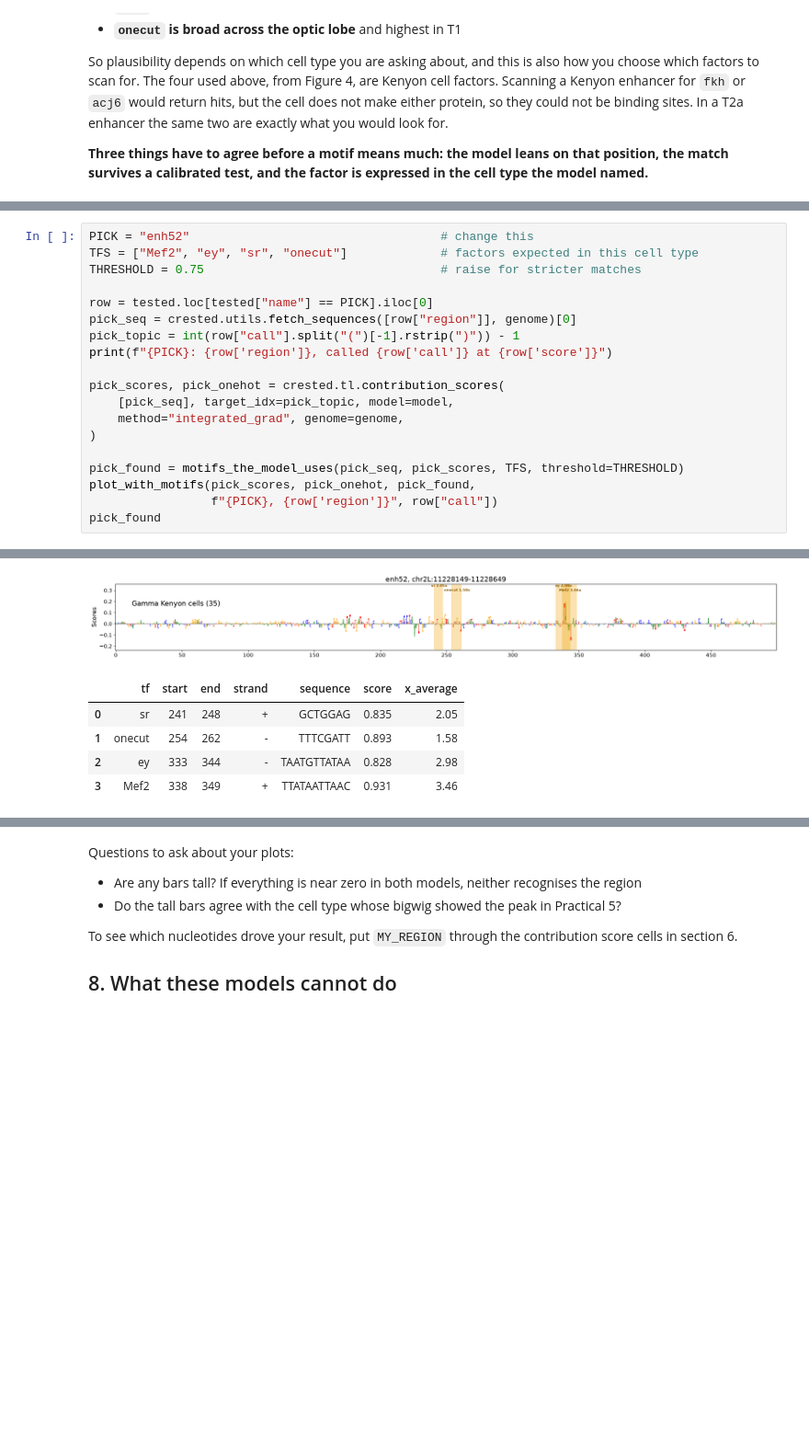
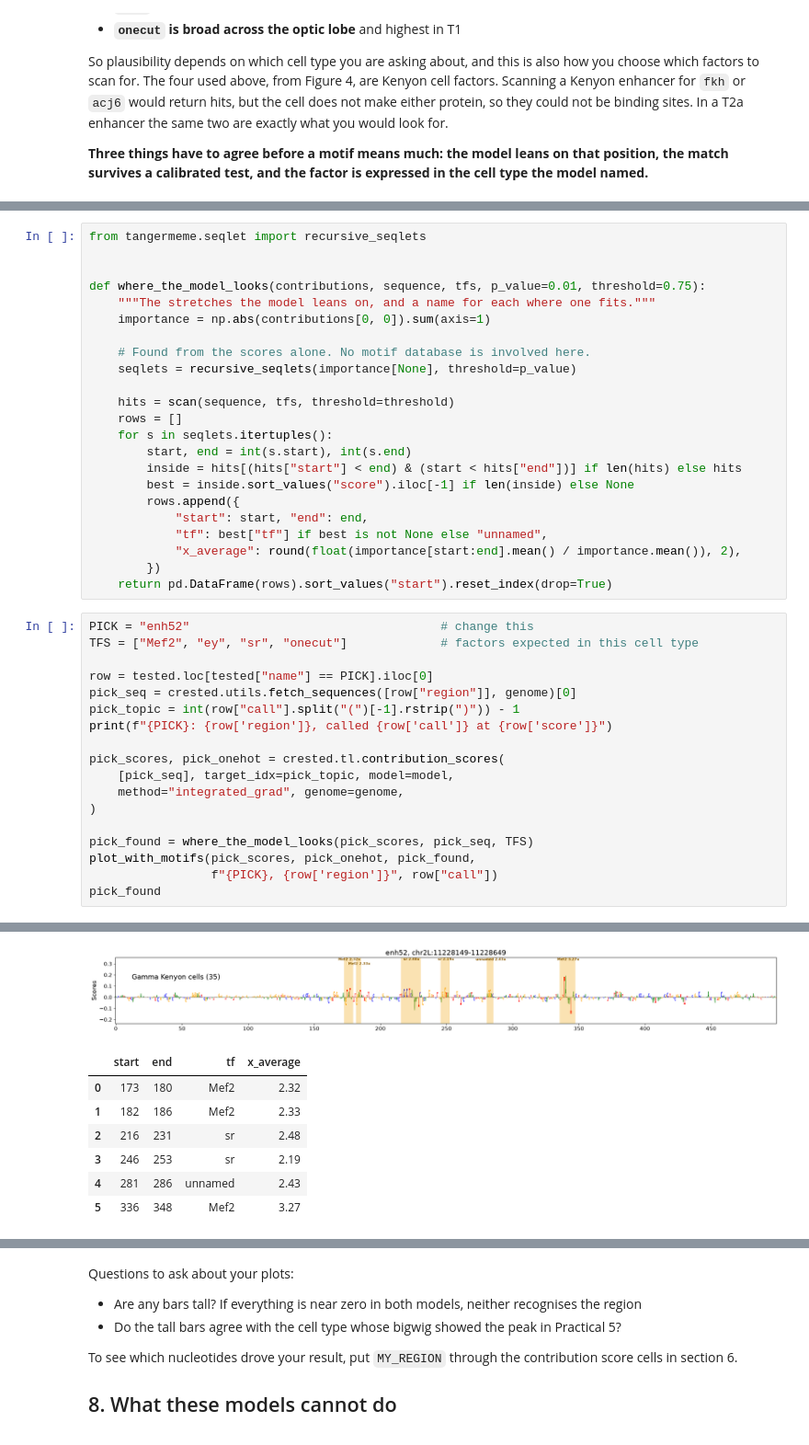
Before and after one commit to nkempynck/isn-school-2026, a Jupyter notebook: notebooks/practicals/06_crested_deepflybrain.ipynb, the cells around one changed output, grey strips where cells are left out. Shown at 92% size. Drawn from its saved outputs; the diff is of its cells as text; blank space fills up the shorter version.

Commit message:
Find the places the model looks first, then name them

```diff
--- a/notebooks/practicals/06_crested_deepflybrain.ipynb
+++ b/notebooks/practicals/06_crested_deepflybrain.ipynb
@@ -763,7 +755,29 @@ rest the model is using something this scan cannot name.
+# %%
+from tangermeme.seqlet import recursive_seqlets
+
+
+def where_the_model_looks(contributions, sequence, tfs, p_value=0.01, threshold=0.75):
+    """The stretches the model leans on, and a name for each where one fits."""
+    importance = np.abs(contributions[0, 0]).sum(axis=1)
+
+    # Found from the scores alone. No motif database is involved here.
+    seqlets = recursive_seqlets(importance[None], threshold=p_value)
+
+    hits = scan(sequence, tfs, threshold=threshold)
+    rows = []
+    for s in seqlets.itertuples():
+        start, end = int(s.start), int(s.end)
+        inside = hits[(hits["start"] < end) & (start < hits["end"])] if len(hits) else hits
+        best = inside.sort_values("score").iloc[-1] if len(inside) else None
+        rows.append({
+            "start": start, "end": end,
+            "tf": best["tf"] if best is not None else "unnamed",
+            "x_average": round(float(importance[start:end].mean() / importance.mean()), 2),
+        })
+    return pd.DataFrame(rows).sort_values("start").reset_index(drop=True)
 # %%
 PICK = "enh52"                                   # change this
 TFS = ["Mef2", "ey", "sr", "onecut"]             # factors expected in this cell type
-THRESHOLD = 0.75                                 # raise for stricter matches
 
 row = tested.loc[tested["name"] == PICK].iloc[0]
 pick_seq = crested.utils.fetch_sequences([row["region"]], genome)[0]
@@ -775,7 +789,7 @@ pick_scores, pick_onehot = crested.tl.contribution_scores(
     method="integrated_grad", genome=genome,
 )
 
-pick_found = motifs_the_model_uses(pick_seq, pick_scores, TFS, threshold=THRESHOLD)
+pick_found = where_the_model_looks(pick_scores, pick_seq, TFS)
 plot_with_motifs(pick_scores, pick_onehot, pick_found,
                  f"{PICK}, {row['region']}", row["call"])
 pick_found
@@ -785,9 +799,11 @@ enh52: chr2L:11228149-11228649, called Gamma Kenyon cells (35) at 0.954999983310
-[figure, old version]
+[figure, new version]
-|  | tf | start | end | strand | sequence | score | x_average |
-| 0 | sr | 241 | 248 | + | GCTGGAG | 0.835 | 2.05 |
-| 1 | onecut | 254 | 262 | - | TTTCGATT | 0.893 | 1.58 |
-| 2 | ey | 333 | 344 | - | TAATGTTATAA | 0.828 | 2.98 |
-| 3 | Mef2 | 338 | 349 | + | TTATAATTAAC | 0.931 | 3.46 |
+|  | start | end | tf | x_average |
+| 0 | 173 | 180 | Mef2 | 2.32 |
+| 1 | 182 | 186 | Mef2 | 2.33 |
+| 2 | 216 | 231 | sr | 2.48 |
+| 3 | 246 | 253 | sr | 2.19 |
+| 4 | 281 | 286 | unnamed | 2.43 |
+| 5 | 336 | 348 | Mef2 | 3.27 |
 # %% [markdown]
 Questions to ask about your plot:
 
```
Also changed, not shown: parts of 17 cells of this notebook, 2 other files.
